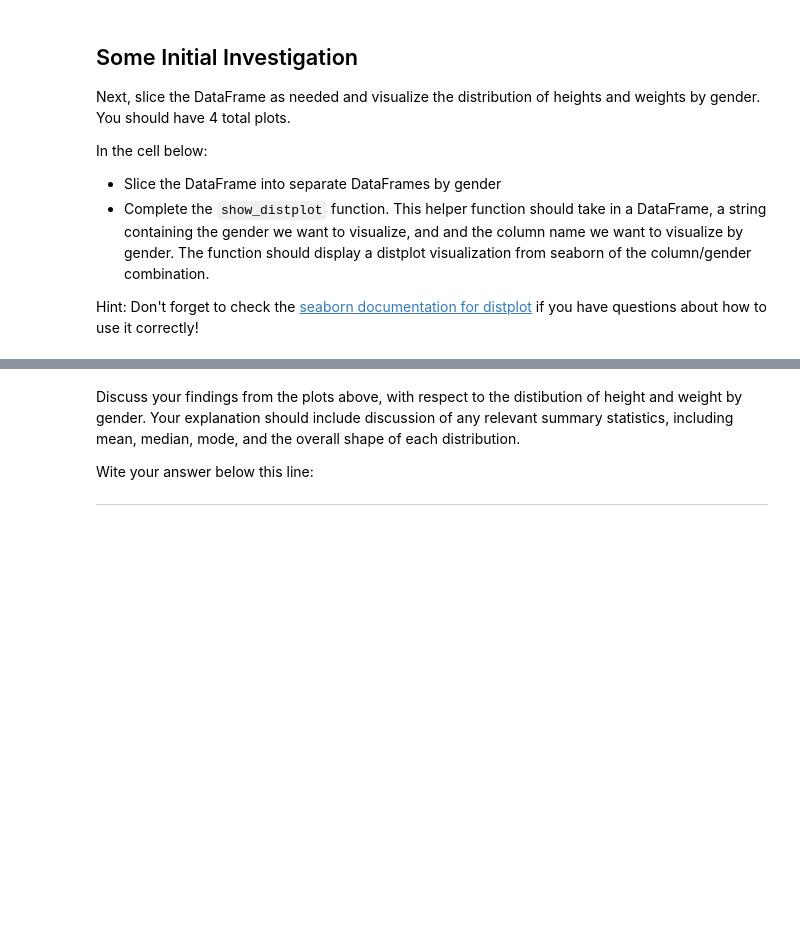
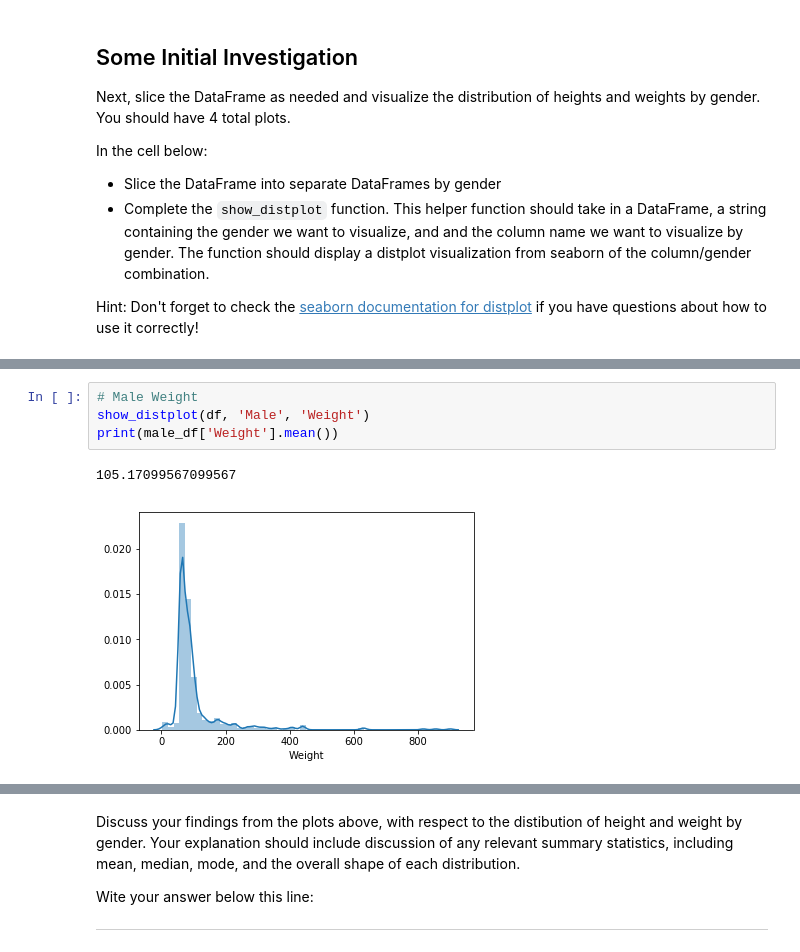
Before and after one commit to matthewsparr/dsc-0-04-18-cleaning-messy-data-summative-lab-online-ds-sp-000, a Jupyter notebook: index.ipynb, the cells around one changed output, grey strips where cells are left out. Saved outputs shown, nothing was run; the diff lists cells and outputs as text; blank space fills up the shorter version.

```diff
--- a/index.ipynb
+++ b/index.ipynb
@@ -385,0 +389,7 @@ def show_distplot(dataframe, gender, column_name):
+# %%
+# Male Weight
+show_distplot(df, 'Male', 'Weight')
+print(male_df['Weight'].mean())
+# %% [output]
+105.17099567099567
+[figure, added]
```
Also changed, not shown: parts of 32 cells of this notebook.
